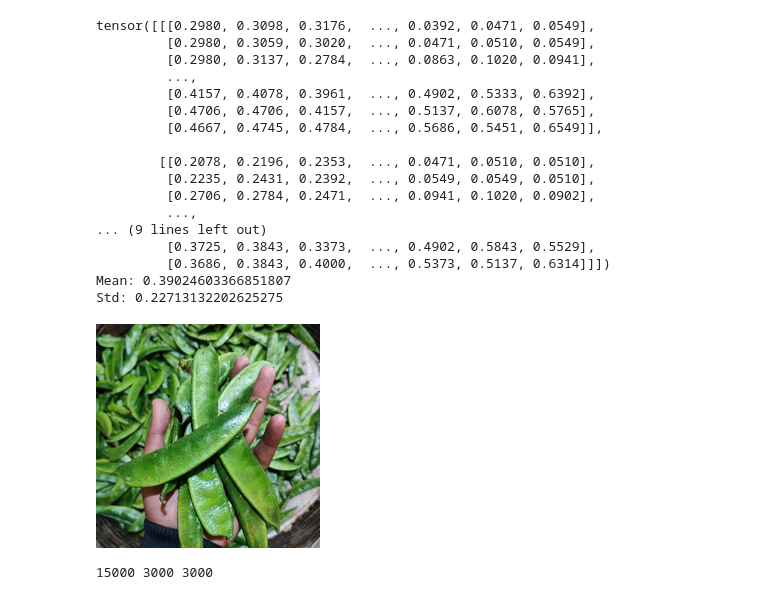
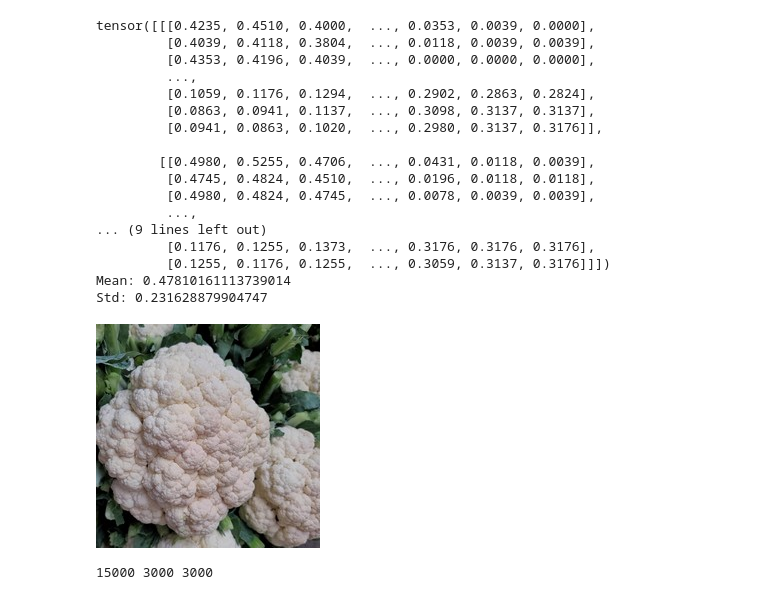
Before and after one commit to NN-2023-Szabo-Puskac/NN_assignement_2, a Jupyter notebook: data_exploration.ipynb, the cells around one changed output. Saved outputs shown, nothing was run; the diff lists cells and outputs as text; code cells hidden in the pictures.

```diff
--- a/data_exploration.ipynb
+++ b/data_exploration.ipynb
@@ -8,30 +8,30 @@ from torchvision.utils import make_grid
 from PIL import Image
 import matplotlib.pyplot as plt
 # %%
-img = Image.open("data/Vegetable Images/test/Bean/0001.jpg")
+img = Image.open("data/Vegetable Images/train/Cauliflower/0001.jpg")
 img_tensor = fn.to_tensor(img)
 print(img_tensor)
 print(f"Mean: {img_tensor.mean()}\nStd: {img_tensor.std()}")
 img
 # %% [output]
-tensor([[[0.2980, 0.3098, 0.3176,  ..., 0.0392, 0.0471, 0.0549],
-         [0.2980, 0.3059, 0.3020,  ..., 0.0471, 0.0510, 0.0549],
-         [0.2980, 0.3137, 0.2784,  ..., 0.0863, 0.1020, 0.0941],
+tensor([[[0.4235, 0.4510, 0.4000,  ..., 0.0353, 0.0039, 0.0000],
+         [0.4039, 0.4118, 0.3804,  ..., 0.0118, 0.0039, 0.0039],
+         [0.4353, 0.4196, 0.4039,  ..., 0.0000, 0.0000, 0.0000],
          ...,
-         [0.4157, 0.4078, 0.3961,  ..., 0.4902, 0.5333, 0.6392],
-         [0.4706, 0.4706, 0.4157,  ..., 0.5137, 0.6078, 0.5765],
-         [0.4667, 0.4745, 0.4784,  ..., 0.5686, 0.5451, 0.6549]],
+         [0.1059, 0.1176, 0.1294,  ..., 0.2902, 0.2863, 0.2824],
+         [0.0863, 0.0941, 0.1137,  ..., 0.3098, 0.3137, 0.3137],
+         [0.0941, 0.0863, 0.1020,  ..., 0.2980, 0.3137, 0.3176]],
 
-        [[0.2078, 0.2196, 0.2353,  ..., 0.0471, 0.0510, 0.0510],
-         [0.2235, 0.2431, 0.2392,  ..., 0.0549, 0.0549, 0.0510],
-         [0.2706, 0.2784, 0.2471,  ..., 0.0941, 0.1020, 0.0902],
+        [[0.4980, 0.5255, 0.4706,  ..., 0.0431, 0.0118, 0.0039],
+         [0.4745, 0.4824, 0.4510,  ..., 0.0196, 0.0118, 0.0118],
+         [0.4980, 0.4824, 0.4745,  ..., 0.0078, 0.0039, 0.0039],
          ...,
 ... (9 lines left out)
-         [0.3725, 0.3843, 0.3373,  ..., 0.4902, 0.5843, 0.5529],
-         [0.3686, 0.3843, 0.4000,  ..., 0.5373, 0.5137, 0.6314]]])
-Mean: 0.39024603366851807
-Std: 0.22713132202625275
+         [0.1176, 0.1255, 0.1373,  ..., 0.3176, 0.3176, 0.3176],
+         [0.1255, 0.1176, 0.1255,  ..., 0.3059, 0.3137, 0.3176]]])
+Mean: 0.47810161113739014
+Std: 0.231628879904747
-[figure, old version]
+[figure, new version]
 # %%
 transform = transforms.Compose([
         transforms.ToTensor(),
```
Also changed, not shown: parts of 3 cells of this notebook, 1 other file.
